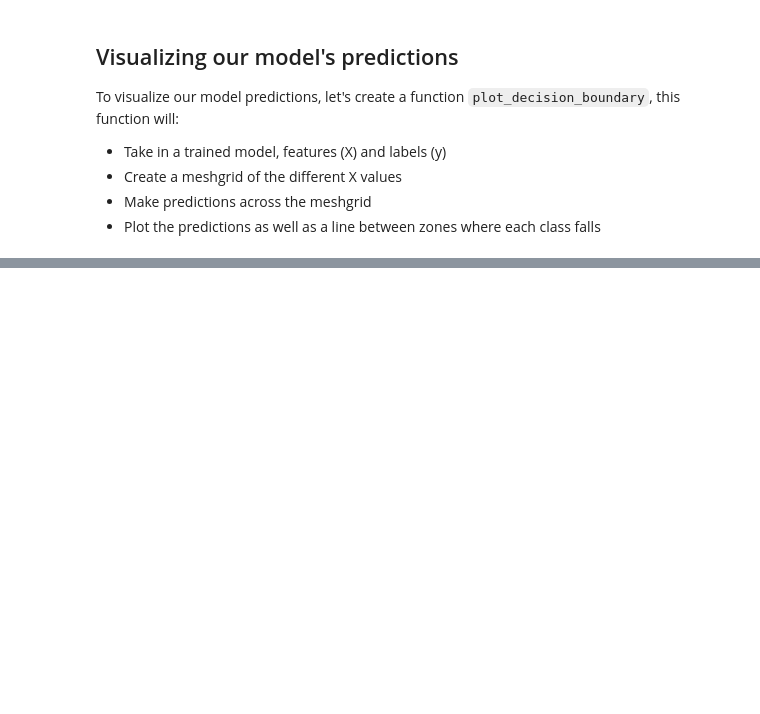
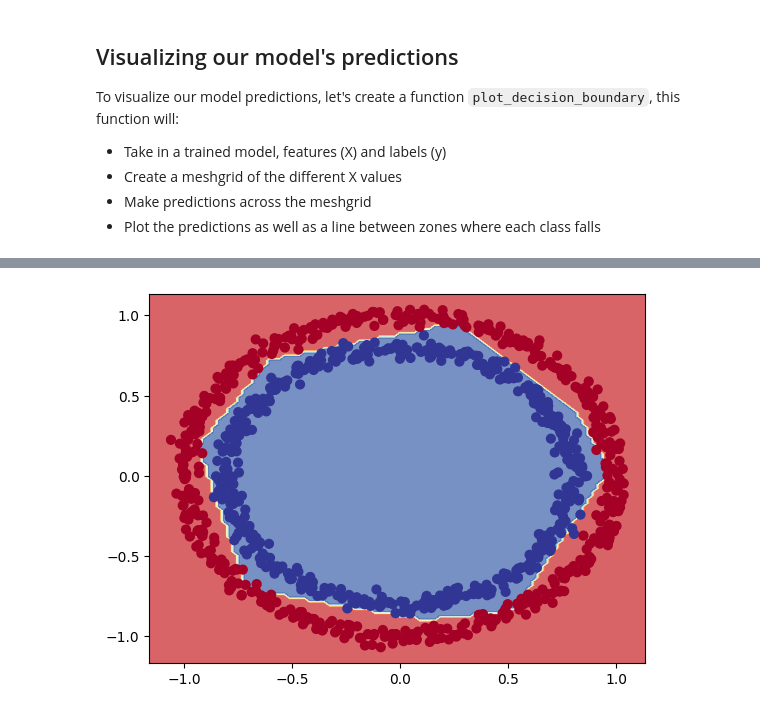
Before and after one commit to BoshiLee/tensorflow_developer_certificate, a Jupyter notebook: 02_neural_network_classification_with_tensorlfow.ipynb, the cells around one changed output, grey strips where cells are left out. Saved outputs shown, nothing was run; the diff lists cells and outputs as text; code cells hidden in the pictures; blank space fills up the shorter version.

```diff
--- a/02_neural_network_classification_with_tensorlfow.ipynb
+++ b/02_neural_network_classification_with_tensorlfow.ipynb
@@ -242,0 +359,17 @@ model_2.predict(X_test)
+# %%
+# Create model with non-linearity
+tf.random.set_seed(42)
+
+model_4 = tf.keras.Sequential([
+    tf.keras.layers.Input(shape=(2,)), # input shape required
+    tf.keras.layers.Dense(4, activation="relu"),
+    tf.keras.layers.Dense(4, activation="relu"),
+    tf.keras.layers.Dense(1, activation="sigmoid")
+])
+
+# Compile the model
+model_4.compile(loss=tf.keras.losses.BinaryCrossentropy(),
+                optimizer=tf.keras.optimizers.Adam(),
+                metrics=["accuracy"])
+
+history_4 = model_4.fit(X_train, y_train, epochs=350)
@@ -242,0 +399,4 @@ model_2.predict(X_test)
+# %%
+# Plot the decision boundary
+plot_decision_boundary(model_4, X, y)
+# %% [output]
@@ -242,0 +405 @@ model_2.predict(X_test)
+[figure, added]
```
Also changed, not shown: parts of 25 cells of this notebook, 1 other file.
